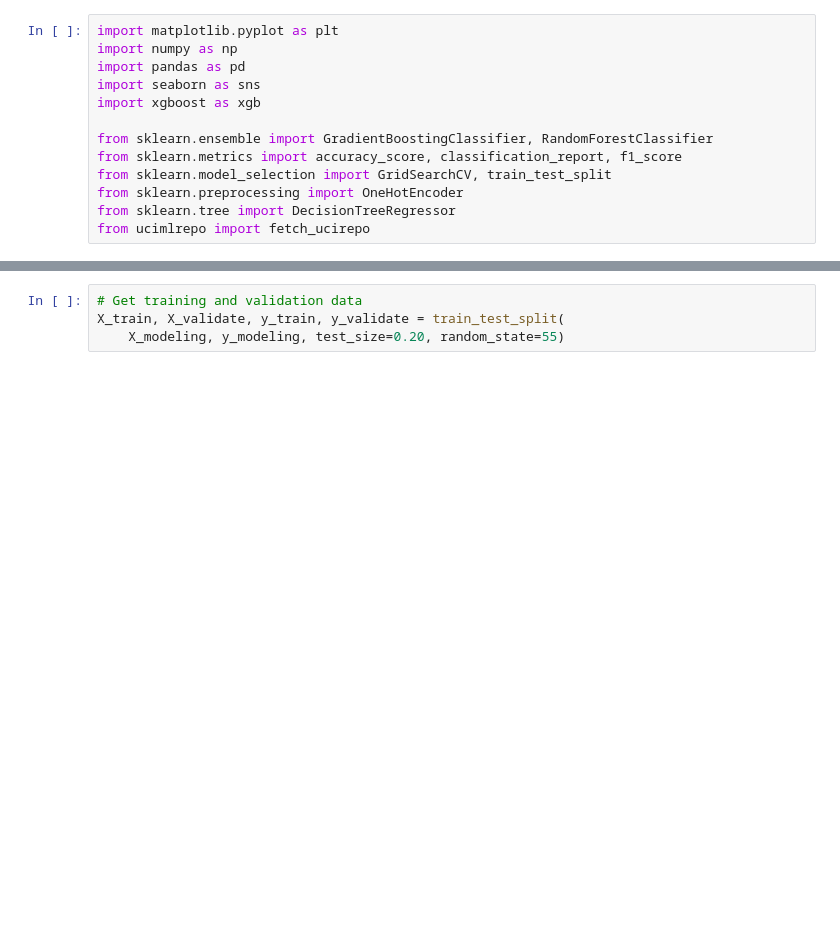
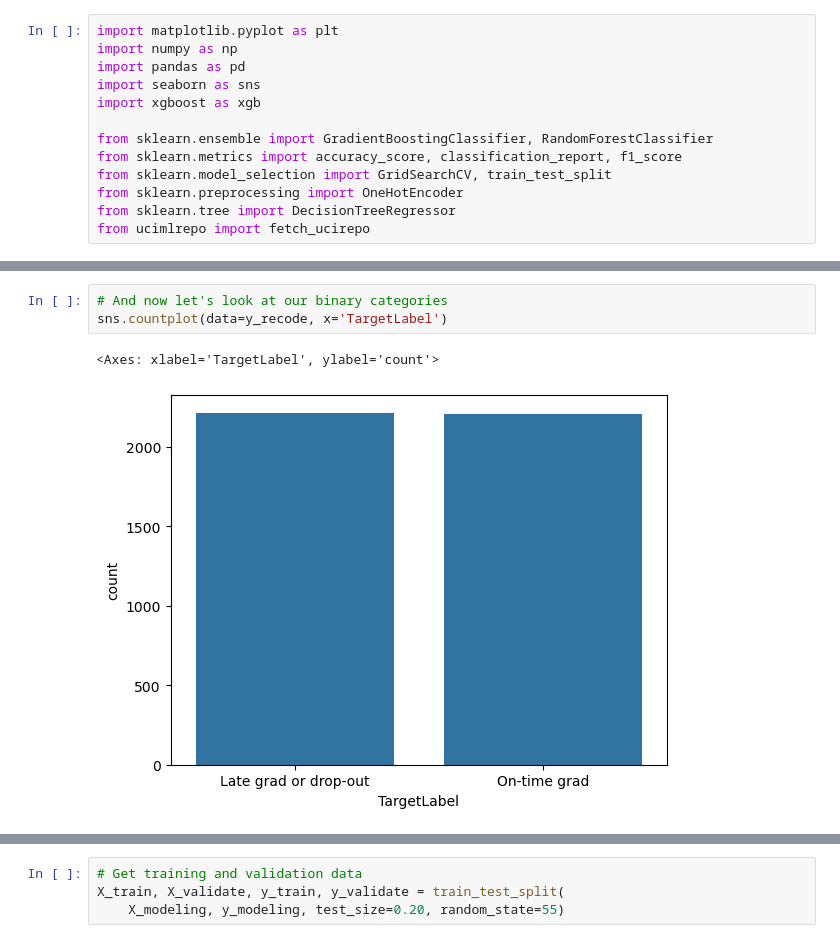
Before and after one commit to tarachiatovich/zero_to_ai_sdp_2025, a Jupyter notebook: zero_to_ai_predict_categories.ipynb, the cells around one changed output, grey strips where cells are left out. Saved outputs shown, nothing was run; the diff lists cells and outputs as text; blank space fills up the shorter version.

```diff
--- a/zero_to_ai_predict_categories.ipynb
+++ b/zero_to_ai_predict_categories.ipynb
@@ -125,0 +127,6 @@ y_recode['TargetNumeric'] = np.where(y_recode['Target'] == 'Graduate', 0, 1)
+# %%
+# And now let's look at our binary categories
+sns.countplot(data=y_recode, x='TargetLabel')
+# %% [output]
+<Axes: xlabel='TargetLabel', ylabel='count'>
+[figure, added]
```
Also changed, not shown: parts of 27 cells of this notebook, 1 other file.
